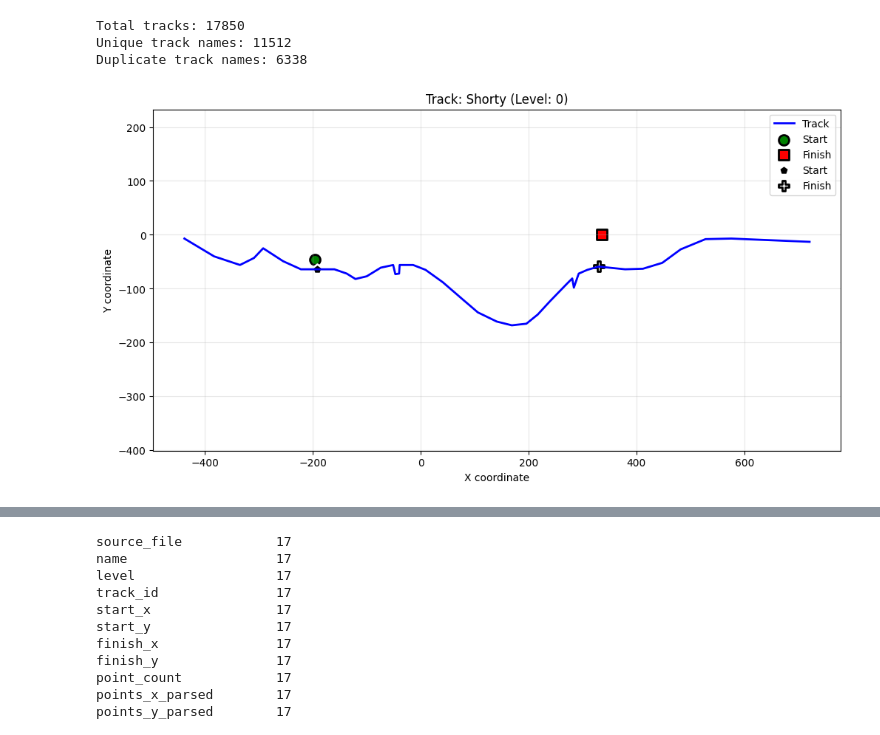
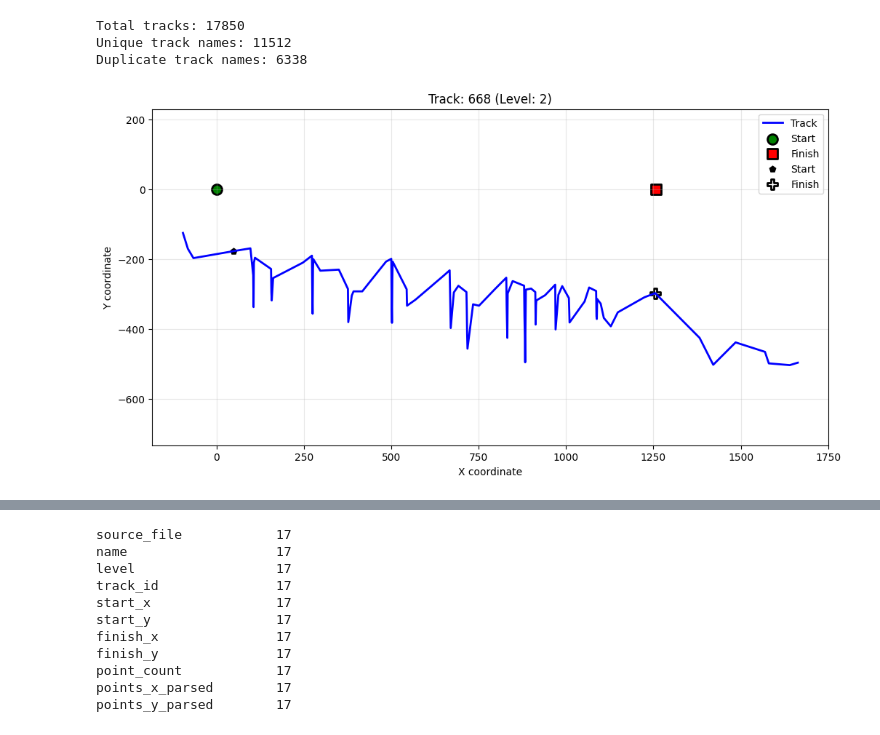
Before and after one commit to mtdph0en1x/Gravity, a Jupyter notebook: Untitled.ipynb, the cells around one changed output, grey strips where cells are left out. Cells and saved outputs as stored; diff of their text form; code cells hidden in the pictures.

```diff
--- a/Untitled.ipynb
+++ b/Untitled.ipynb
@@ -62,7 +62,7 @@ def get_meaningful_region_of_a_track(points_x, points_y, start_x, finish_x):
     racing_x = points_x[start_idx:finish_idx + 1]
     racing_y = points_y[start_idx:finish_idx + 1]
 
-    return racing_x, racing_y, start_idx, finish_idx
+    return racing_x, racing_y
 # %%
 import numpy as np
 
@@ -74,7 +74,7 @@ def get_track_length(points_x, points_y, start_x, finish_x):
     - Efficiency - ratio between two on the top
     """
     #get meaningful regions of a track
-    racing_x, racing_y, start_idx, finish_idx = get_meaningful_region_of_a_track(
+    racing_x, racing_y = get_meaningful_region_of_a_track(
         points_x, points_y, start_x, finish_x
     )
 
@@ -111,21 +111,18 @@ def plot_track(points_x, points_y, start_x, start_y, finish_x, finish_y, title):
     '''A quick look into how track looks like'''
     plt.figure(figsize=(12, 6))
     plt.plot(points_x, points_y, 'b-', linewidth=2, label='Track')
-    #converting to numpy array
-    points_x = np.array(points_x)
-    points_y = np.array(points_y)
 
     #start/finish coordinates
     plt.scatter(start_x, start_y, color='green', s=100, label='Start', marker='o', edgecolor='black', linewidth=2)
     plt.scatter(finish_x, finish_y, color='red', s=100, label='Finish', marker='s', edgecolor='black', linewidth=2)
     #get meaningful regions of a track
-    racing_x, racing_y, start_idx, finish_idx = get_meaningful_region_of_a_track(
+    racing_x, racing_y = get_meaningful_region_of_a_track(
         points_x, points_y, start_x, finish_x
     )
 
 
-    plt.scatter(points_x[start_idx], points_y[start_idx], color='black', s=100, label='Start', marker='p', edgecolor='white', linewidth=2)
-    plt.scatter(points_x[finish_idx], points_y[finish_idx], color='white', s=100, label='Finish', marker='P', edgecolor='black', linewidth=2)
+    plt.scatter(racing_x[0], racing_y[0], color='black', s=100, label='Start', marker='p', edgecolor='white', linewidth=2)
+    plt.scatter(racing_x[-1], racing_y[-1], color='white', s=100, label='Finish', marker='P', edgecolor='black', linewidth=2)
 
     plt.title(title)
     plt.xlabel('X coordinate')
@@ -169,7 +166,7 @@ def analyze_track_terrain(points_x, points_y,start_x,finish_x):
     Analyze terrain with total climb/drop distances
     """
     #get meaningful regions of a track
-    racing_x, racing_y, start_idx, finish_idx = get_meaningful_region_of_a_track(
+    racing_x, racing_y = get_meaningful_region_of_a_track(
         points_x, points_y, start_x, finish_x
     )
 
@@ -215,6 +212,6 @@ df[terrain_features] = df.apply(
     axis=1
 )
 # %%
-plot_track_from_df(df,1)
+plot_track_from_df(df,978)
 # %% [output]
-[figure, old version]
+[figure, new version]
```
Also changed, not shown: parts of 12 cells of this notebook.
